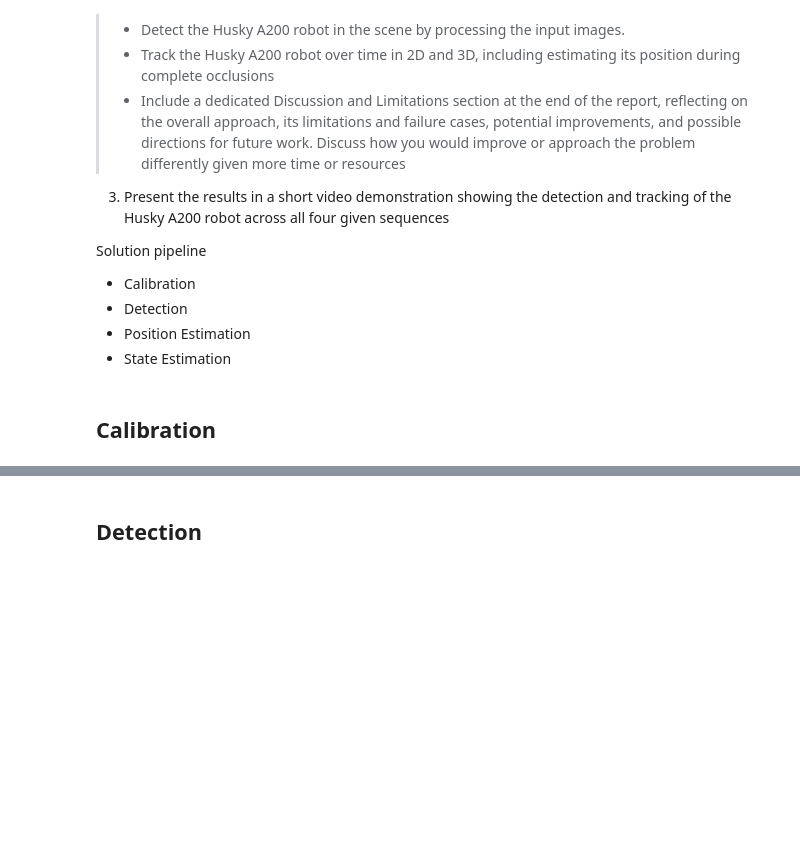
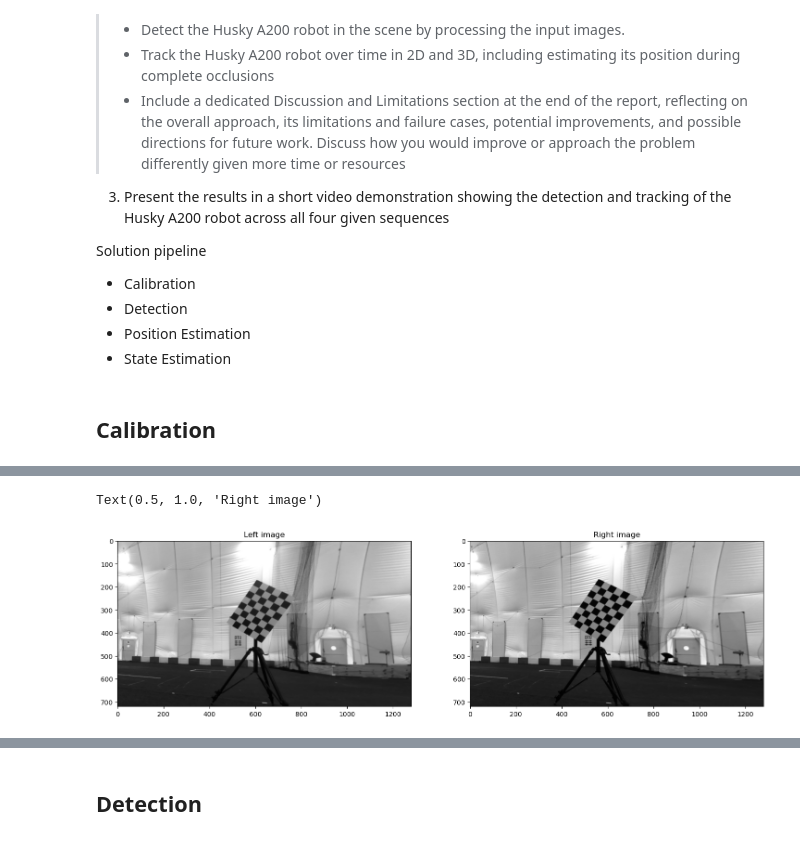
Before and after one commit to lbartelsDTU/Perception_34759_FP, a Jupyter notebook: group4_finalproject.ipynb, the cells around one changed output, grey strips where cells are left out. Saved outputs shown, nothing was run; the diff lists cells and outputs as text; code cells hidden in the pictures; blank space fills up the shorter version.

```diff
--- a/group4_finalproject.ipynb
+++ b/group4_finalproject.ipynb
@@ -32,0 +178,9 @@ def calibration ():
+# %%
+fig, ax = plt.subplots(nrows=1, ncols=2, figsize=(18, 18))
+ax[0].imshow(cv2.cvtColor(ul[0], cv2.COLOR_GRAY2RGB))
+ax[0].set_title("Left image")
+ax[1].imshow(cv2.cvtColor(ur[0], cv2.COLOR_GRAY2RGB))
+ax[1].set_title("Right image")
+# %% [output]
+Text(0.5, 1.0, 'Right image')
+[figure, added]
```
Also changed, not shown: parts of 8 cells of this notebook.
